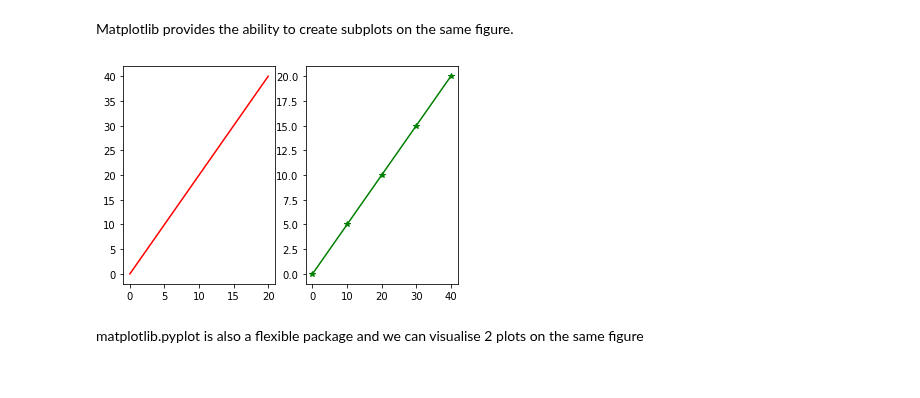
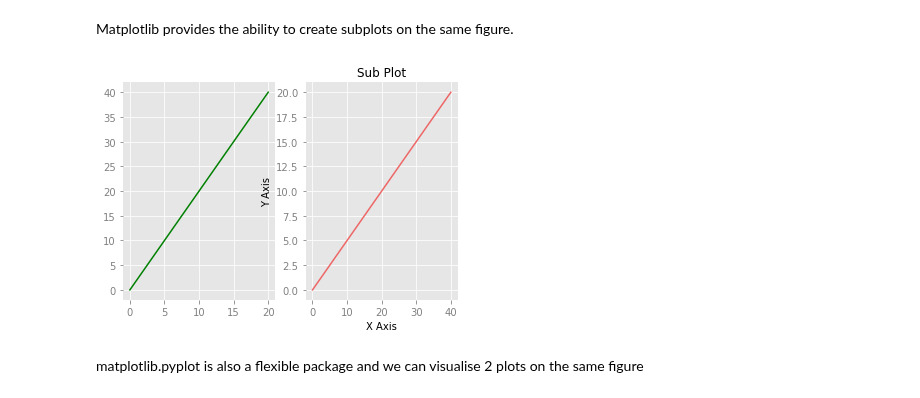
Before and after one commit to kmcd14/FofData-assessment, a Jupyter notebook: pyplot.ipynb, the cells around one changed output. Cells and saved outputs as stored; diff of their text form; code cells hidden in the pictures.

```diff
--- a/pyplot.ipynb
+++ b/pyplot.ipynb
@@ -46,3 +46,7 @@ import numpy as np
 import pandas as pd
 
 import matplotlib.pyplot as plt
+# %%
+plt.style.use('classic')
+for i in range(5):
+    plt.plot(np.random.rand(15))
@@ -48,0 +55,13 @@ import matplotlib.pyplot as plt
+# %%
+# Setting a style for plots I liked during my research. Can be found at the below link
+from matplotlib import cycler
+
+colors = cycler('color',
+                ['#EE6666', '#3388BB', '#9988DD',
+                 '#EECC55', '#88BB44', '#FFBBBB'])
+plt.rc('axes', facecolor='#E6E6E6', edgecolor='none',
+       axisbelow=True, grid=True, prop_cycle=colors)
+plt.rc('grid', color='w', linestyle='solid')
+plt.rc('xtick', direction='out', color='gray')
+plt.rc('ytick', direction='out', color='gray')
+plt.rc('patch', edgecolor='#E6E6E6')
@@ -81,21 +107,21 @@ Matplotlib provides the ability to create subplots on the same figure.
 # %%
 # Plotting first plot (nrows, ncols, plot number)
 plt.subplot(1,2,1)
-plt.plot(x, y, 'r-') # Values, colours and style
+plt.plot(x, y, 'g') # Values, colours and style
 
 # Plotting second plot (nrows, ncols, plot number)
 plt.subplot(1,2,2) # Values, colours and style
-plt.plot(y, x, 'g*-');
+plt.plot(y, x);
 
 
 # Adding a title and labelling the axes.
-'''plt.title('Sub Plot')
+plt.title('Sub Plot')
 plt.xlabel('X Axis')
 plt.ylabel('Y Axis')
-'''
+
 plt.show() # Showing the plot
 # %% [output]
-[figure, old version]
+[figure, new version]
 # %% [markdown]
  matplotlib.pyplot is also a flexible package and we can visualise 2 plots on the same figure
 # %% [markdown]
```
Also changed, not shown: parts of 8 cells of this notebook.
